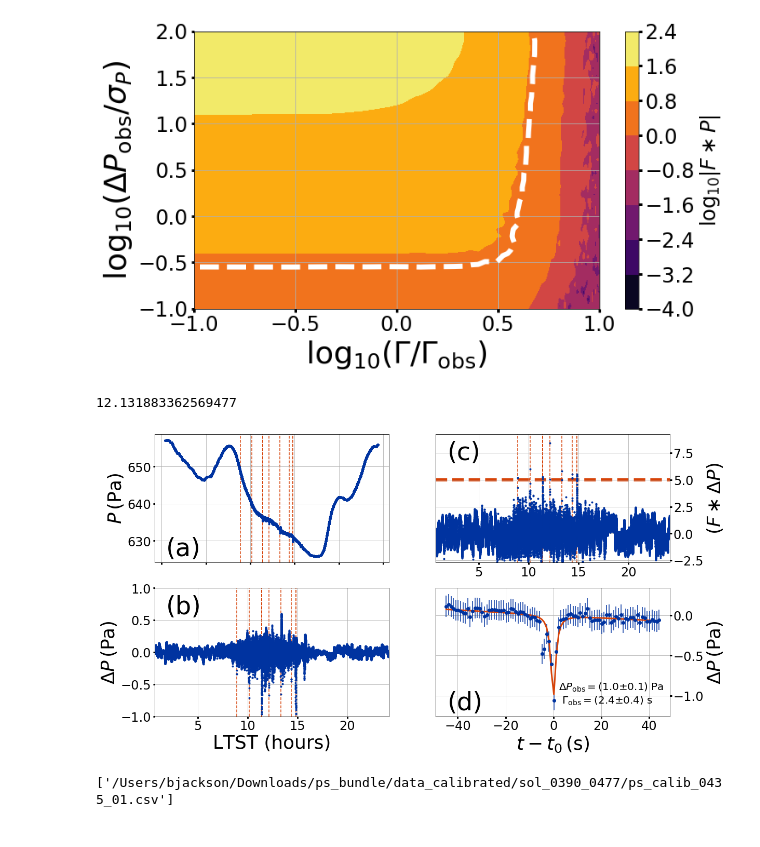
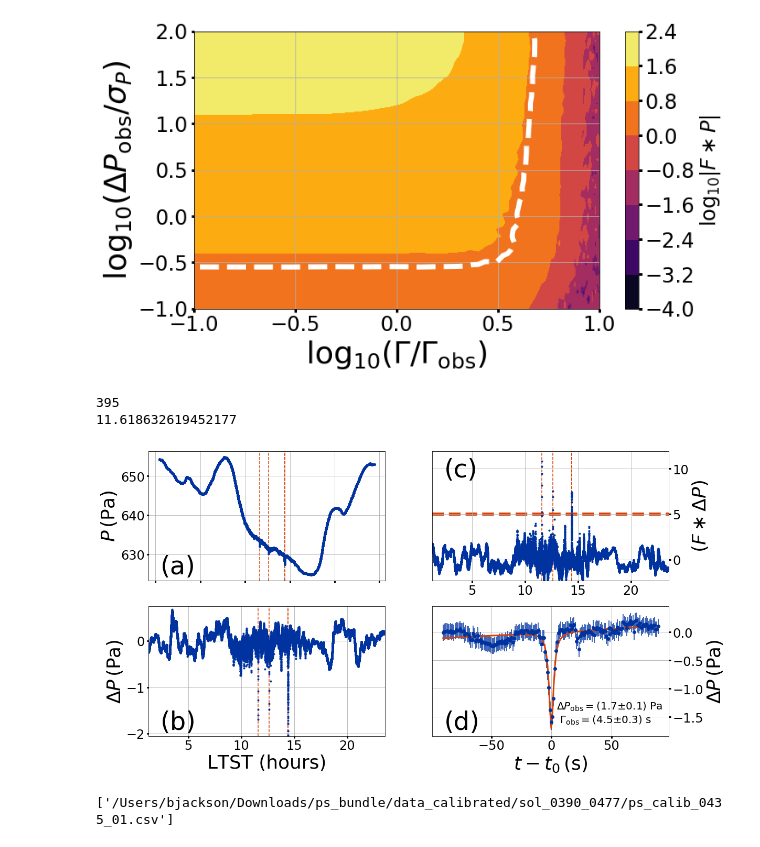
Before and after one commit to BoiseStatePlanetary/Recovering-Martian-Dust-Devil-Population, a Jupyter notebook: code/Finding The Vortices.ipynb, the cells around one changed output. Cells and saved outputs as stored; diff of their text form; code cells hidden in the pictures.

Commit message:
Updated the figure

```diff
--- a/code/Finding The Vortices.ipynb
+++ b/code/Finding The Vortices.ipynb
@@ -185,7 +183,7 @@ baseline = 0.
 slope = -10.
 t0 = np.median(LTST_and_sol)
 sol_data['PRESSURE'] = modified_lorentzian(LTST_and_sol,
-                                           baseline, slope, t0, matched_filter_depth, matched_filter_fwhm) +\
+baseline, slope, t0, matched_filter_depth, matched_filter_fwhm) +\
     normal(scale=matched_filter_depth/5., size=LTST_and_sol.shape)
 
 fig = plt.figure(figsize=(10*aspect_ratio, 10))
@@ -205,8 +203,7 @@ ax1.set_ylabel(r'$P\,\left({\rm Pa}\right)$', fontsize=36)
 ### Filtered Data ###
 
 ax2 = fig.add_subplot(223)
-
-filtered_pressure, st = boxcar_filter(sol_data['PRESSURE'], boxcar_window_size)
+filtered_pressure, st = boxcar_filter(LTST, LTST_and_sol, sol_data, boxcar_window_size)
 
 ax2.plot(LTST_and_sol, filtered_pressure, marker='.', ls='', color=BoiseState_blue)
 ax2.text(0.05, 0.8, "(b)", fontsize=48, transform=ax2.transAxes)
@@ -223,8 +220,10 @@ ax2.set_ylim([-1, 1])
 
 # Convolve with Lorentzian
 
-convolution, med, md = apply_lorentzian_matched_filter(LTST_and_sol, filtered_pressure, st,
-                                                      matched_filter_fwhm, matched_filter_depth, boxcar_window_size)
+convolution = apply_lorentzian_matched_filter(LTST_and_sol, filtered_pressure, st,
+                                              matched_filter_fwhm, matched_filter_depth, boxcar_window_size)
+med = np.nanmedian(convolution)
+md = mad(convolution)
 
 ax3 = fig.add_subplot(222)
 ax3.plot(LTST_and_sol, convolution, color=BoiseState_blue, ls='', marker='.')
@@ -244,6 +243,7 @@ ax3.set_ylim([0.9*np.min(convolution[ind]), 1.1*np.max(convolution[ind])])
 ax4 = fig.add_subplot(224)
 
 ex, pk_wds = find_vortices(LTST_and_sol, convolution, detection_threshold=detection_threshold)
+print(ex)
 for cur_ex in ex:
     ax2.axvline(LTST_and_sol[cur_ex], color=BoiseState_orange, zorder=-1, ls='--')
     ax3.axvline(LTST_and_sol[cur_ex], color=BoiseState_orange, zorder=-1, ls='--')
@@ -367,6 +369,8 @@ fig.savefig("../figures/vortex_recovery.png", dpi=500, bbox_inches="tight")
 # sol = 65
 # sol = 323
 sol = med_sol
+
+print(sol)
 
 LTST, LTST_and_sol, sol_data = retrieve_pressure_data(sol, dr=dr)
 LTST_and_sol -= 24.*sol
@@ -391,18 +395,19 @@ ax1.set_ylabel(r'$P\,\left({\rm Pa}\right)$', fontsize=36)
 
 ax2 = fig.add_subplot(223)
 
-filtered_pressure, st = boxcar_filter(sol_data['PRESSURE'], boxcar_window_size)
+pressure_filter, st = boxcar_filter(LTST, LTST_and_sol, sol_data, boxcar_window_size)
+filtered_pressure = sol_data["PRESSURE"] - pressure_filter
 
 ax2.plot(LTST_and_sol, filtered_pressure, marker='.', ls='', color=BoiseState_blue)
-ax2.text(0.05, 0.8, "(b)", fontsize=48, transform=ax2.transAxes)
+ax2.text(0.05, 0.05, "(b)", fontsize=48, transform=ax2.transAxes)
 ax2.grid(True)
 ax2.tick_params(labelsize=24)
 ax2.set_xlabel("LTST (hours)", fontsize=36)
 ax2.set_ylabel(r'$\Delta P\,\left( {\rm Pa} \right)$', fontsize=36)
 
 ax2.set_xlim([np.min(LTST_and_sol[ind]), np.max(LTST_and_sol[ind])])
-# ax2.set_ylim([0.9*np.min(filtered_pressure[ind]), 1.1*np.max(filtered_pressure[ind])])
-ax2.set_ylim([-1, 1])
+ax2.set_ylim([0.9*np.min(filtered_pressure[ind]), 1.1*np.max(filtered_pressure[ind])])
+# ax2.set_ylim([-1, 1])
 
 ### Matched Filter ###
 
@@ -442,7 +447,10 @@ for cur_ex in ex:
 
 # Take largest one
 mx_ind = np.argmax(convolution[ex])
+
+# Take the smallest one
 # mx_ind = np.argmin(convolution[ex])
+
 # mx_ind = np.argmin(np.abs(convolution[ex] - np.median(convolution[ex])))
 # mx_ind = 7
 mx_width = np.max([2, int(pk_wds[mx_ind])])
@@ -453,35 +461,36 @@ vortex = np.array([LTST_and_sol[ex[mx_ind] - matched_filter_num_fwhm*mx_width:
                    sol_data['PRESSURE'][ex[mx_ind] - matched_filter_num_fwhm*mx_width:
                                         ex[mx_ind] + matched_filter_num_fwhm*mx_width]])
 
 errs = st[ex[mx_ind] - matched_filter_num_fwhm*mx_width: ex[mx_ind] + matched_filter_num_fwhm*mx_width]
 
 init_params = determine_init_params(vortex)
 bounds = determine_bounds(vortex, init_params)
 
 popt, uncertainties = fit_vortex(vortex, init_params, bounds, rescale_uncertainties=True, zoomed_in=None)
 print(popt[2])
 
 ax4.errorbar((vortex[0] - popt[2])*3600, vortex[1] - popt[0],
              yerr=errs, ls='', marker='o', color=BoiseState_blue)
 ax4.plot((vortex[0] - popt[2])*3600, modified_lorentzian(vortex[0], *popt) - popt[0],
          lw=3, color=BoiseState_orange)
 
 # ax4.text(0.05, 0.05, "(d), %g" % matched_filter_num_fwhm, fontsize=48, transform=ax4.transAxes)
 ax4.text(0.05, 0.05, "(d)", fontsize=48, transform=ax4.transAxes)
 ax4.text(0.525, 0.1, ("$\\Delta P_{\\rm obs} = $(%.1f$\\pm$%.1f) Pa \n $\\Gamma_{\\rm obs} = $(%.1f$\\pm$%.1f) s" %\
                        (popt[3], uncertainties[3], popt[4]*3600, uncertainties[4]*3600)),
          fontsize=20, transform=ax4.transAxes)
 ax4.grid(True)
 ax4.yaxis.set_label_position("right")
 ax4.yaxis.tick_right()
 ax4.tick_params(labelsize=24, labelleft=False, labelright=True)
 ax4.set_xlabel(r'$t - t_0\,\left( {\rm s} \right)$', fontsize=36)
 ax4.set_ylabel(r'$\Delta P\,\left( {\rm Pa} \right)$', fontsize=36)
 
 fig.savefig("../figures/data_conditioning_and_fit.png", dpi=500, bbox_inches='tight')
 # %% [output]
-12.131883362569477
+395
+11.618632619452177
-[figure, old version]
+[figure, new version]
 # %%
 # 2020 Aug 8 - Next find all the vortices
 sols = range(14, 477)
```
Also changed, not shown: parts of 3 cells of this notebook, 1 other file.
